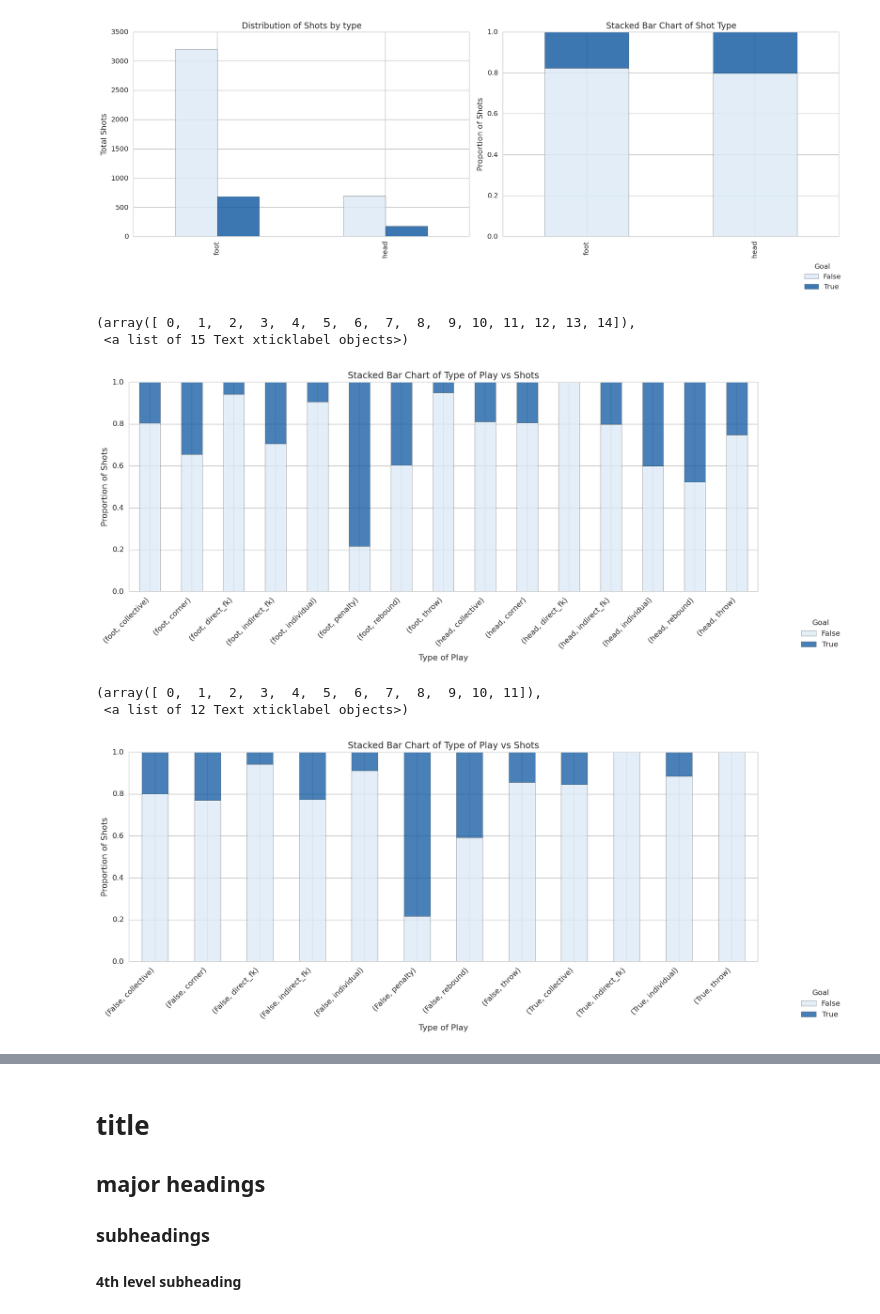
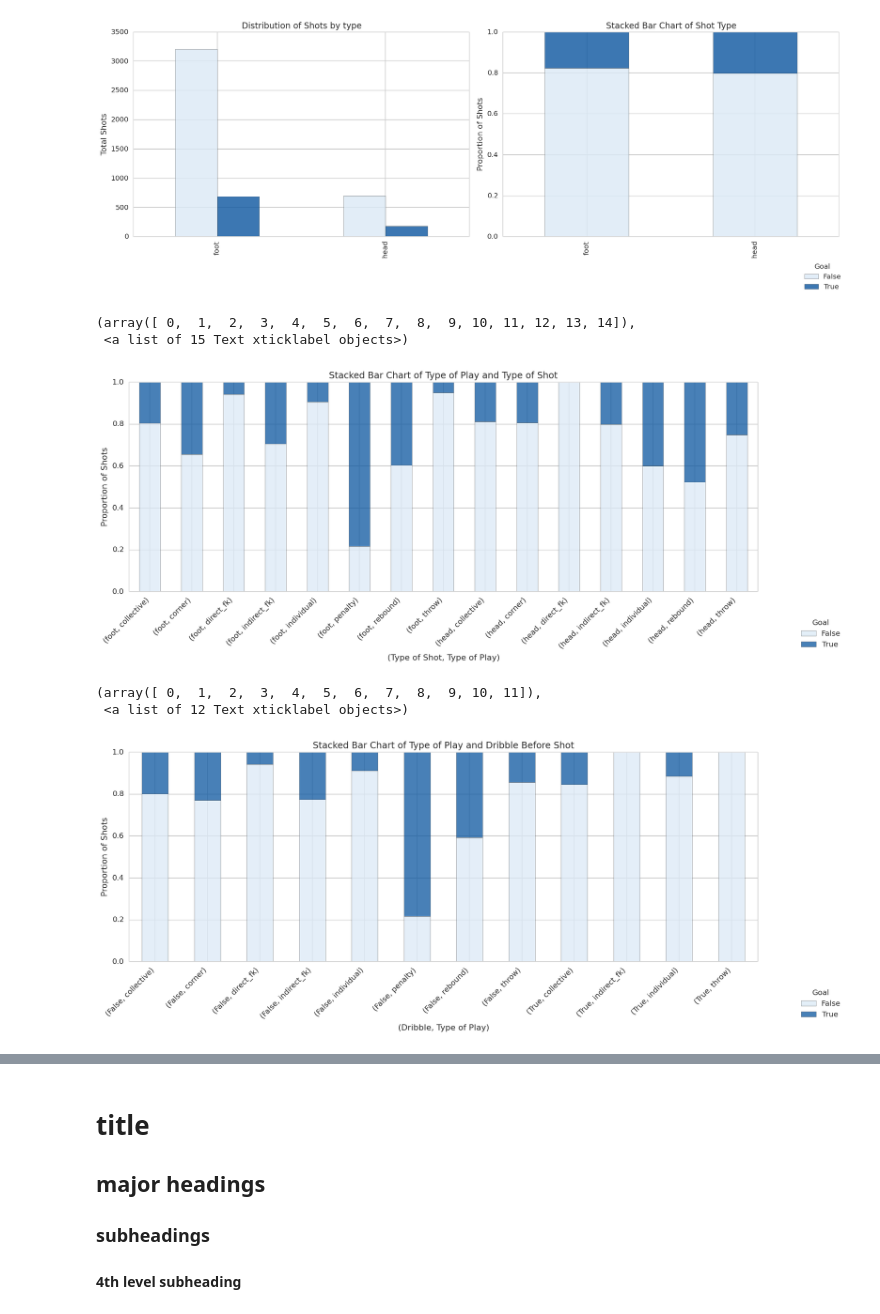
Before and after one commit to goulartgabriel/football_analytics, a Jupyter notebook: xG_model.ipynb, the cells around one changed output, grey strips where cells are left out. Saved outputs shown, nothing was run; the diff lists cells and outputs as text; code cells hidden in the pictures.

```diff
--- a/xG_model.ipynb
+++ b/xG_model.ipynb
@@ -21,13 +23,13 @@ sns.set(style="whitegrid", color_codes=True)
 # Preparing data
 ##### assistances without shots (shot region=0) means assistances where the striker couldn't get the ball
 # %%
-df = pd.read_csv("shots_2016.csv", sep=";")
+df = pd.read_csv("data/shots_2016.csv", sep=";")
 # %%
 columns = df.columns.tolist()
 columns[:21]
 cols_to_use = columns[:21] # drop unused columns
 cols_to_use
-shots_df = pd.read_csv("shots_2016.csv", sep=";", usecols=cols_to_use)
+shots_df = pd.read_csv("data/shots_2016.csv", sep=";", usecols=cols_to_use)
 shots_df.head()
 # %% [output]
 |  | index | week | goal | minute | shot_player | assistance_player | team | opponent | ... |
@@ -218,26 +221,26 @@ mpl.rcParams['figure.figsize'] = (15,5)
 
 table=pd.crosstab([shots_df.type_of_shot,shots_df.type_of_play],shots_df.goal)
 table.div(table.sum(1).astype(float), axis=0).plot(kind='bar', stacked=True, color=palette, alpha=0.75, rot=45)
-plt.title('Stacked Bar Chart of Type of Play vs Shots')
-plt.xlabel('Type of Play')
+plt.title('Stacked Bar Chart of Type of Play and Type of Shot')
+plt.xlabel('(Type of Shot, Type of Play)')
 plt.ylabel('Proportion of Shots')
 plt.legend(loc=9, bbox_to_anchor=(1.1, -0.1), title="Goal")
 plt.xticks(ha='right')
 # %% [output]
 (array([ 0,  1,  2,  3,  4,  5,  6,  7,  8,  9, 10, 11, 12, 13, 14]),
  <a list of 15 Text xticklabel objects>)
-[figure, old version]
+[figure, new version]
 # %%
 mpl.rcParams['figure.figsize'] = (15,5)
 
 table=pd.crosstab([shots_df.dribble_before_shot,shots_df.type_of_play],shots_df.goal)
 table.div(table.sum(1).astype(float), axis=0).plot(kind='bar', stacked=True, color=palette, alpha=0.75, rot=45)
-plt.title('Stacked Bar Chart of Type of Play vs Shots')
-plt.xlabel('Type of Play')
+plt.title('Stacked Bar Chart of Type of Play and Dribble Before Shot')
+plt.xlabel('(Dribble, Type of Play)')
 plt.ylabel('Proportion of Shots')
 plt.legend(loc=9, bbox_to_anchor=(1.1, -0.1), title="Goal")
 plt.xticks(ha='right')
 # %% [output]
 (array([ 0,  1,  2,  3,  4,  5,  6,  7,  8,  9, 10, 11]),
  <a list of 12 Text xticklabel objects>)
-[figure, old version]
+[figure, new version]
```
Also changed, not shown: parts of 10 cells of this notebook.
